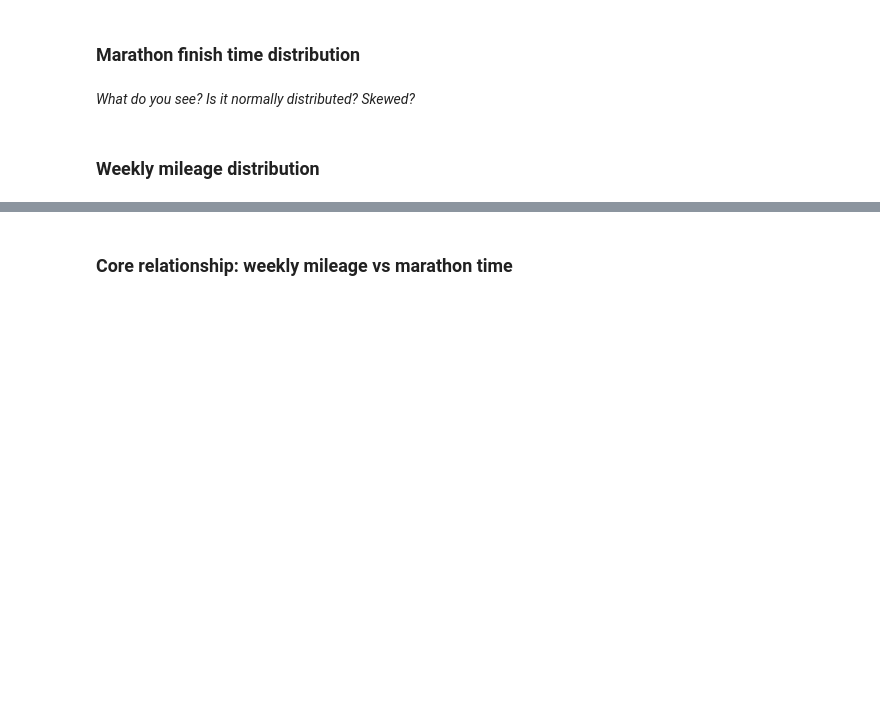
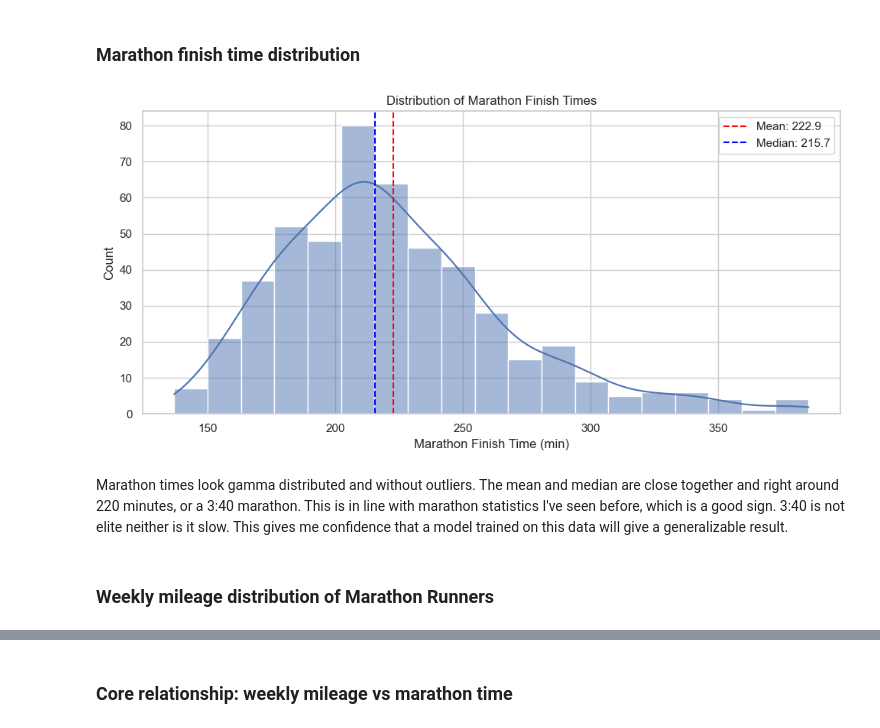
Before and after one commit to jacmil/Marathon-Pace-Predictor, a Jupyter notebook: notebooks/01_data_exploration.ipynb, the cells around one changed output, grey strips where cells are left out. Drawn from its saved outputs; the diff is of its cells as text; code cells hidden in the pictures; blank space fills up the shorter version.

```diff
--- a/notebooks/01_data_exploration.ipynb
+++ b/notebooks/01_data_exploration.ipynb
@@ -112,3 +113,5 @@ Alright, so we have 493 runners who have an adjusted marathon time, who also ran
+# %%
+useable_data = has_marathon[has_marathon["other_races"] == 2]
 # %% [markdown]
 ### Data quality checks
 
@@ -137,15 +140,23 @@ We have 493 datapoints to train off of, which should be a decent amount for our
 ### Marathon finish time distribution
 # %%
 # Histogram of marathon finish times
+marathon_mean_val = round(useable_data["mf_ti_adj"].mean(), 1)
+marathon_median_val = round(useable_data["mf_ti_adj"].median(), 1)
+
 fig, ax = plt.subplots(figsize=(10, 5))
-# sns.histplot(df['marathon_time'], kde=True, ax=ax)
-# ax.set_xlabel('Marathon Finish Time (min)')
-# ax.set_title('Distribution of Marathon Finish Times')
-# plt.tight_layout()
-# plt.savefig('../results/figures/marathon_time_dist.png', dpi=150)
+sns.histplot(useable_data['mf_ti_adj'], kde=True, ax=ax)
+ax.set_xlabel('Marathon Finish Time (min)')
+ax.set_title('Distribution of Marathon Finish Times')
+plt.axvline(useable_data["mf_ti_adj"].mean(), color='red', linestyle="--", label=f'Mean: {marathon_mean_val}')
+plt.axvline(useable_data["mf_ti_adj"].median(), color='blue', linestyle="--", label=f'Median: {marathon_median_val}')
+plt.legend()
+plt.tight_layout()
+plt.savefig('../results/figures/marathon_time_dist.png', dpi=150)
+# %% [output]
+[figure, added]
-# %% [markdown]
-*What do you see? Is it normally distributed? Skewed?*
+# %% [markdown]
+Marathon times look gamma distributed and without outliers. The mean and median are close together and right around 220 minutes, or a 3:40 marathon. This is in line with marathon statistics I've seen before, which is a good sign. 3:40 is not elite neither is it slow. This gives me confidence that a model trained on this data will give a generalizable result.
 # %% [markdown]
-### Weekly mileage distribution
+### Weekly mileage distribution of Marathon Runners
 # %%
 # Histogram of weekly mileage
```
Also changed, not shown: parts of 15 cells of this notebook, 1 other file.
